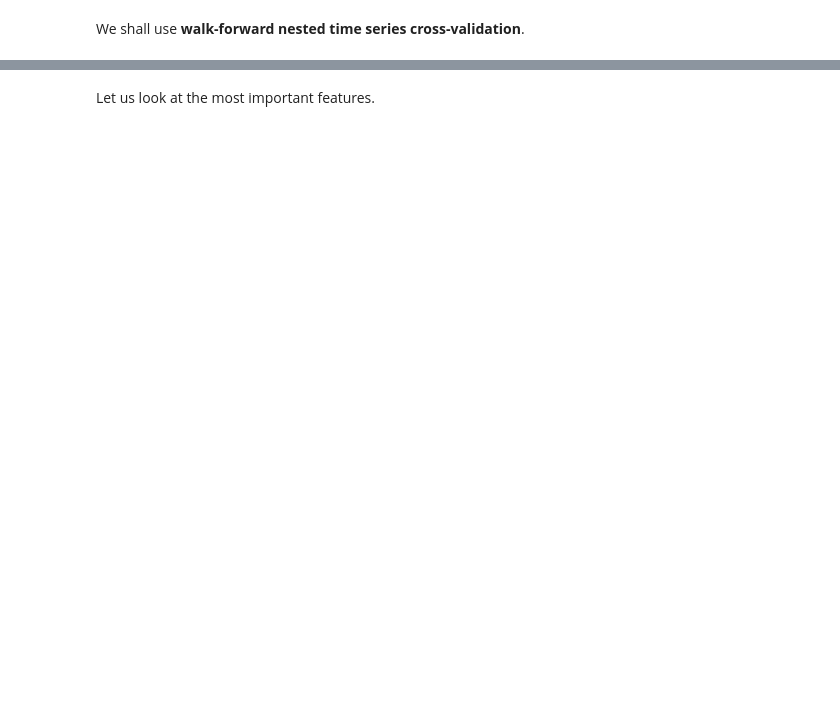
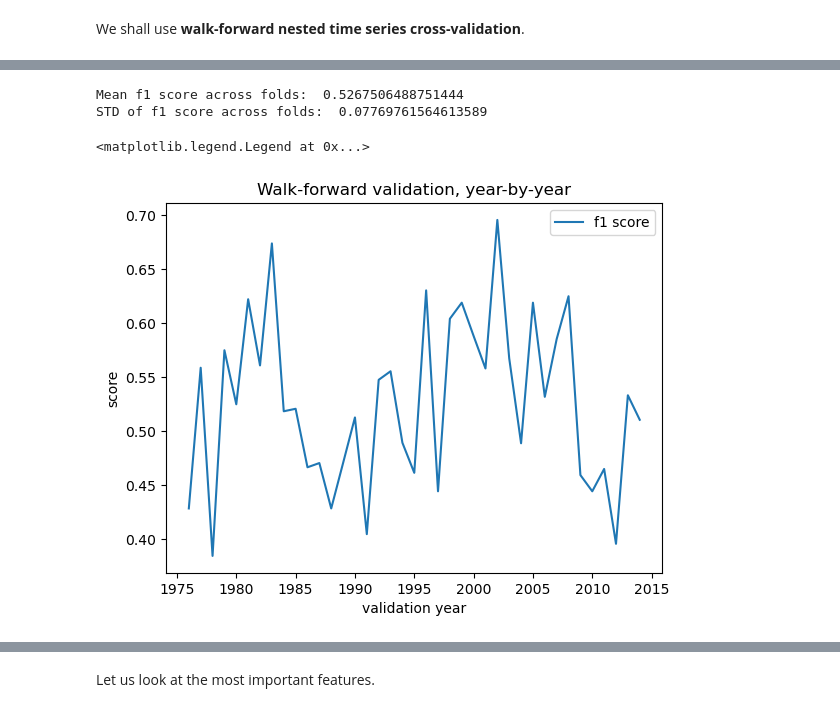
Before and after one commit to Erdos-Projects/summer26-nomination-worthy-books, a Jupyter notebook: CLEAN-REPO/models/xgb_ranker.ipynb, the cells around one changed output, grey strips where cells are left out. Saved outputs shown, nothing was run; the diff lists cells and outputs as text; code cells hidden in the pictures; blank space fills up the shorter version.

```diff
--- a/CLEAN-REPO/models/xgb_ranker.ipynb
+++ b/CLEAN-REPO/models/xgb_ranker.ipynb
@@ -275,0 +149,20 @@ sns.swarmplot(data=cv_result[['f1_score', 'recall', 'precision']], ax=ax, color=
+# %%
+cv_result = pd.DataFrame(cv_data)
+print("Mean f1 score across folds: ", cv_result['f1_score'].mean())
+print("STD of f1 score across folds: ", cv_result['f1_score'].std())
+# %% [output]
+Mean f1 score across folds:  0.5267506488751444
+STD of f1 score across folds:  0.07769761564613589
+# %%
+plt.plot([year[0] for year in cv_result['val_year']], cv_result['f1_score'], label='f1 score')
+# plt.plot([year[0] for year in cv_result['val_year']], cv_result['prc_auc'], label='precision-top')
+counts = book_train[book_train['target']==True].groupby('release_year')['title'].count()
+# plt.scatter(counts.index, counts.values/max(counts.values))
+
+plt.xlabel("validation year")
+plt.ylabel("score")
+plt.title('Walk-forward validation, year-by-year')
+plt.legend()
+# %% [output]
+<matplotlib.legend.Legend at 0x...>
+[figure, added]
```
Also changed, not shown: parts of 36 cells of this notebook, 1 other file.
